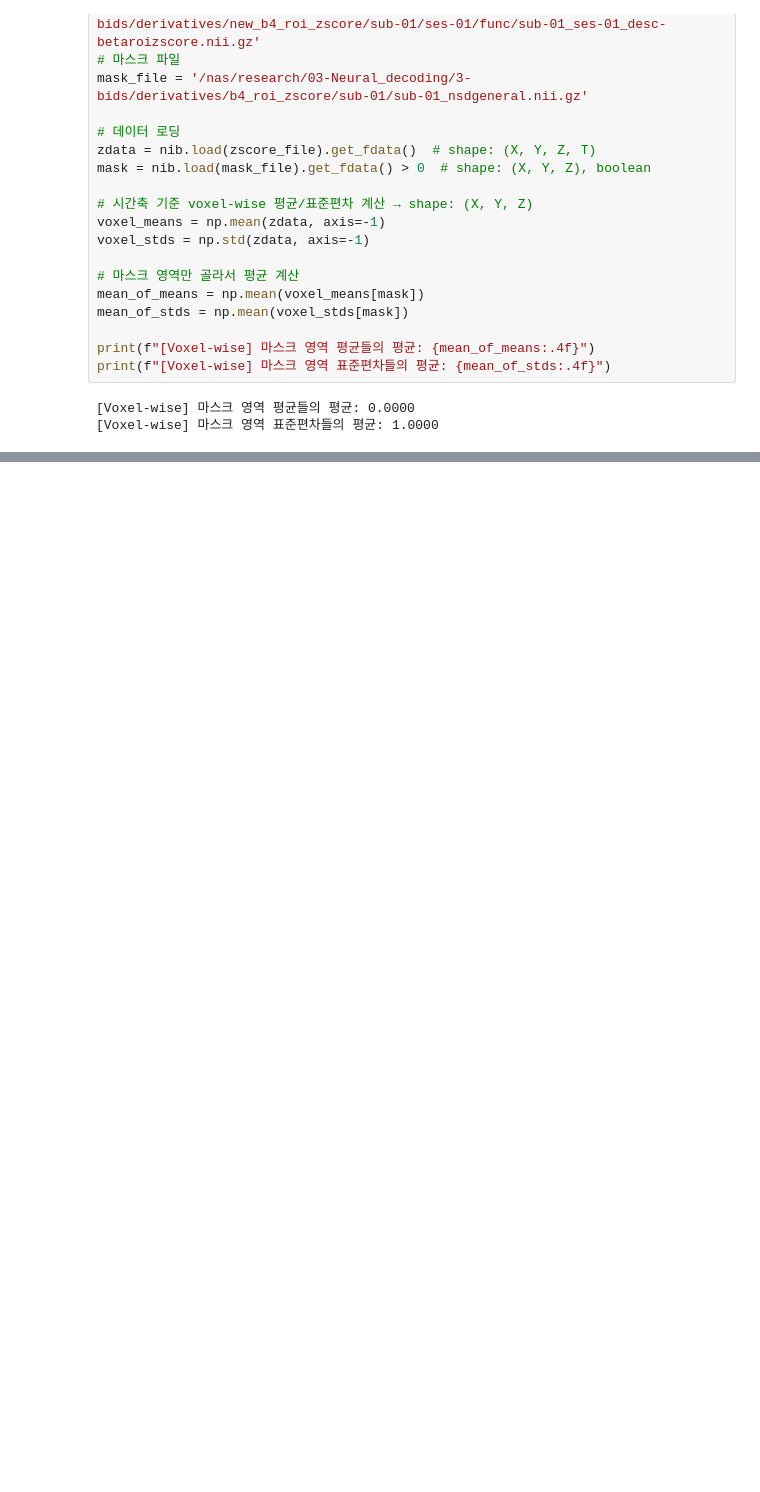
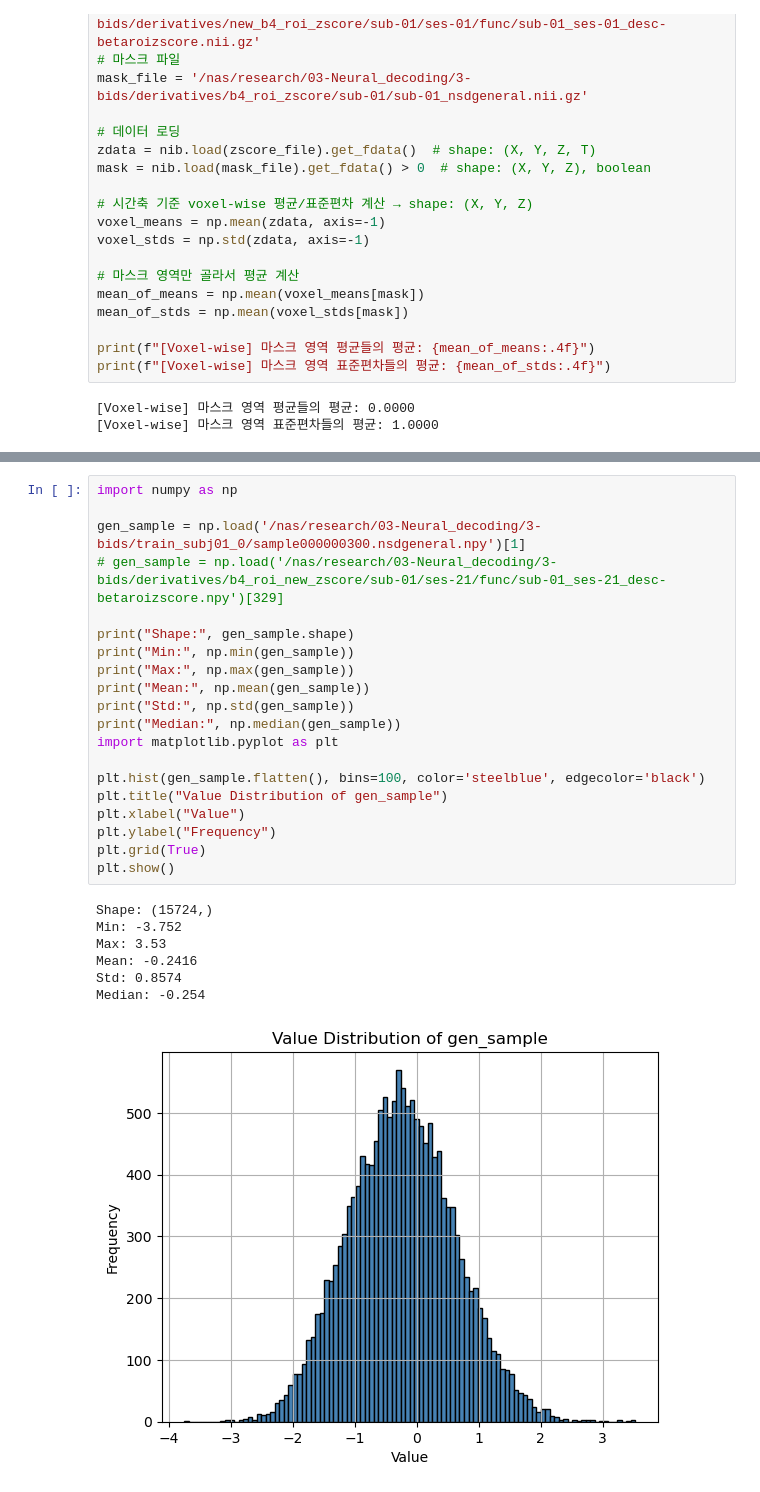
Before and after one commit to yw-kim-02/ConnecToMind, a Jupyter notebook: 2-Bids_code/test.ipynb, the cells around one changed output, grey strips where cells are left out. Drawn from its saved outputs; the diff is of its cells as text; blank space fills up the shorter version.

```diff
--- a/2-Bids_code/test.ipynb
+++ b/2-Bids_code/test.ipynb
@@ -389,0 +166,28 @@ print(f"[Voxel-wise] 마스크 영역 표준편차들의 평균: {mean_of_stds:.
+# %%
+import numpy as np
+
+gen_sample = np.load('/nas/research/03-Neural_decoding/3-bids/train_subj01_0/sample000000300.nsdgeneral.npy')[1]
+# gen_sample = np.load('/nas/research/03-Neural_decoding/3-bids/derivatives/b4_roi_new_zscore/sub-01/ses-21/func/sub-01_ses-21_desc-betaroizscore.npy')[329]
+
+print("Shape:", gen_sample.shape)
+print("Min:", np.min(gen_sample))
+print("Max:", np.max(gen_sample))
+print("Mean:", np.mean(gen_sample))
+print("Std:", np.std(gen_sample))
+print("Median:", np.median(gen_sample))
+import matplotlib.pyplot as plt
+
+plt.hist(gen_sample.flatten(), bins=100, color='steelblue', edgecolor='black')
+plt.title("Value Distribution of gen_sample")
+plt.xlabel("Value")
+plt.ylabel("Frequency")
+plt.grid(True)
+plt.show()
+# %% [output]
+Shape: (15724,)
+Min: -3.752
+Max: 3.53
+Mean: -0.2416
+Std: 0.8574
+Median: -0.254
+[figure, added]
```
Also changed, not shown: parts of 23 cells of this notebook, 12 other files.
